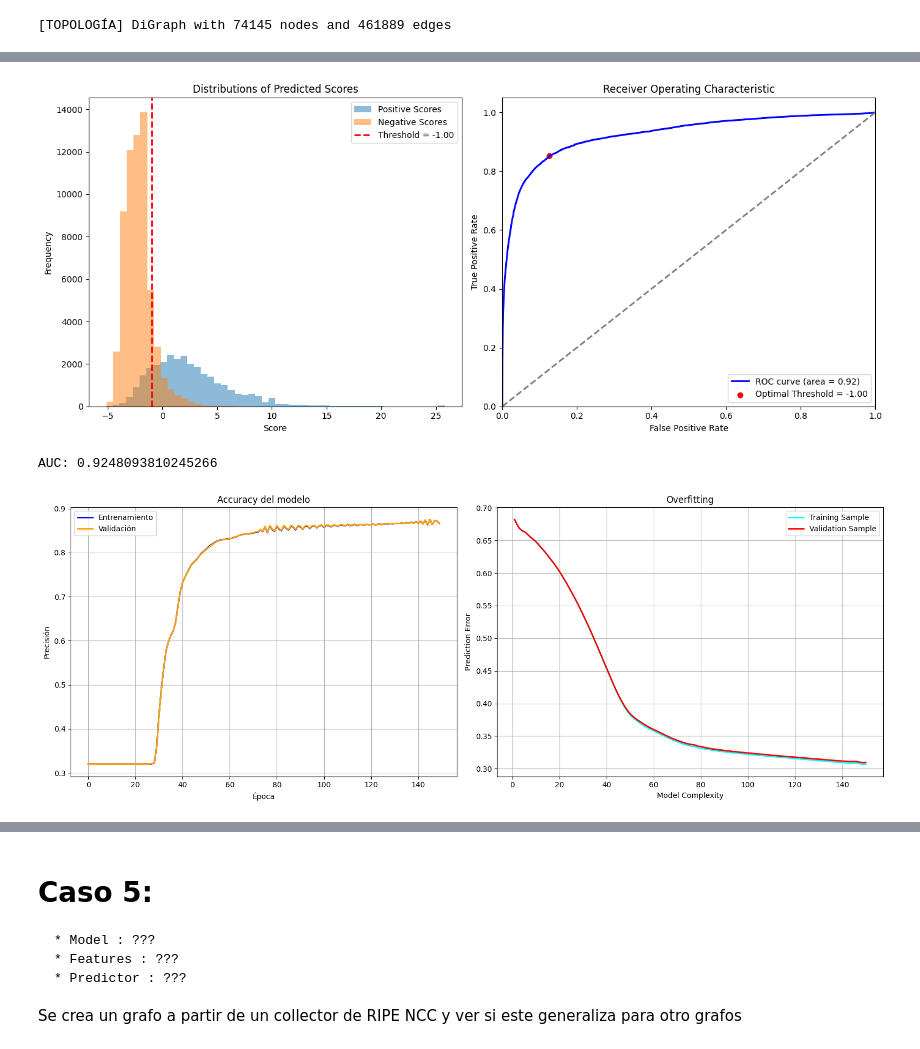
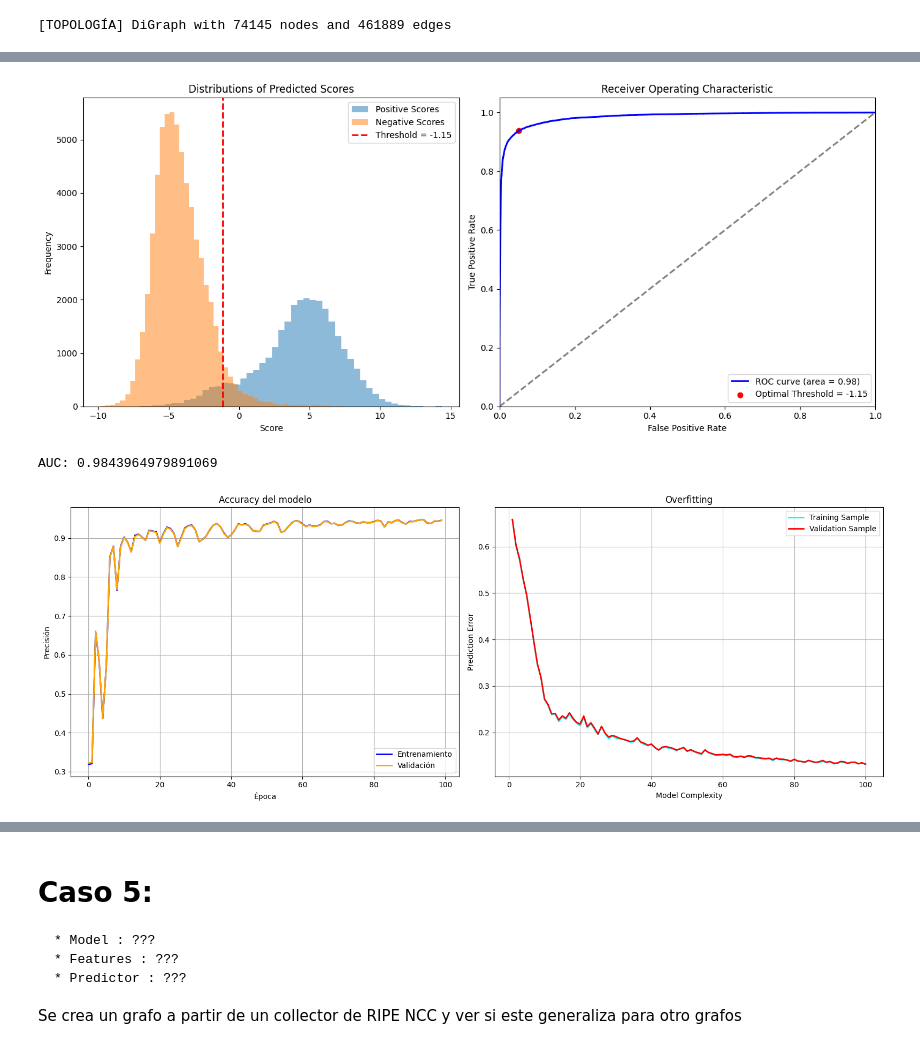
Before and after one commit to valesteban/TESIS, a Jupyter notebook: trainingBinaryClass.ipynb, the cells around one changed output, grey strips where cells are left out. Saved outputs shown, nothing was run; the diff lists cells and outputs as text; code cells hidden in the pictures.

```diff
--- a/trainingBinaryClass.ipynb
+++ b/trainingBinaryClass.ipynb
@@ -392,26 +737,16 @@ gnn.load_dataset( data_path, force_reload=True)
 gnn.split_dataset_edges(0.6)
 
 gnn.dgl_graph.ndata['feat'] = gnn.dgl_graph.ndata['feat'].float() #FIXME:
-# print(gnn.dgl_graph.ndata['feat'] )
 
 edge_label = gnn.dgl_graph.edata['Relationship']
 train_mask = gnn.train_mask
 test_mask = gnn.test_mask
 
 in_feats = gnn.dgl_graph.ndata["feat"].size(1) #72
-h_feats = 16
-num_clases = 1
-
-num_features_in =  gnn.dgl_graph.ndata["feat"].size(1)
-num_feat_hidden = 15
-num_feat_out = 1
-# DATASET GRAPH ----------------------------------------------
-print("[DATASET]",gnn.dgl_graph)
-print("[DATASET]",gnn.dgl_graph.ndata['feat'])
 
 # model = GraphSAGE(num_features_in, num_feat_hidden,num_feat_out)
-model = GraphSAGE(num_features_in, num_feat_hidden, 8)
-pred = MLPPredictor(8,1)
+model = GraphSAGE(gnn.dgl_graph.ndata["feat"].size(1), 100, 50)
+pred = MLPPredictor(50,1)
 
 # ----------- 3. set up loss and optimizer -------------- #
 
@@ -566,7 +899,7 @@ data_path = "datasets/DGL_Graph/MYCODEDiGraph/"
 
 gnn = GNN(debug=False)
 gnn.load_dataset( data_path, force_reload=True)
-gnn.split_split_dataset_edgesdataset(0.6)
+gnn.split_dataset_edges(0.6)
 
 gnn.dgl_graph.ndata['feat'] = gnn.dgl_graph.ndata['feat'].float()
 
@@ -575,20 +908,15 @@ train_mask = gnn.train_mask
 test_mask = gnn.test_mask
 
 in_feats = gnn.dgl_graph.ndata["feat"]
-print("[IN_FEATS]",in_feats)
-h_feats = 16
-num_clases = 1
+print("[IN_FEATS]",in_feats.shape)
 
-num_features_in =  gnn.dgl_graph.ndata["feat"].size(1)
-num_feat_hidden = 16
-num_feat_out = 1
 
 # DATASET GRAPH ----------------------------------------------
 print("[DGL Graph]",gnn.dgl_graph)
 
 # model = GraphSAGE(num_features_in, num_feat_hidden,num_feat_out)
-model = GraphSAGE(num_features_in , num_feat_hidden, 8)
-pred = MLPPredictor(8,1)
+model = GraphSAGE(gnn.dgl_graph.ndata["feat"].size(1) , 100, 50)
+pred = MLPPredictor(50,1)
 
 
 # ----------- 3. set up loss and optimizer -------------- #
@@ -605,7 +933,7 @@ acc_train = []
 train_error = []
 val_error = []
 
-for e in range(150):
+for e in range(100):
   # forward
   h = model(gnn.dgl_graph, gnn.dgl_graph.ndata['feat'])
   logits =  pred(gnn.dgl_graph, h)
@@ -677,6 +1005,6 @@ In epoch 140, train loss: 0.3092251420021057, val loss: 0.31146129965782166
-[figure, old version]
+[figure, new version]
-AUC: 0.9248093810245266
+AUC: 0.9843964979891069
-[figure, old version]
+[figure, new version]
 # %%
 # ----------- 6. Calcular métricas -------------- #
 
```
Also changed, not shown: parts of 75 cells of this notebook.
